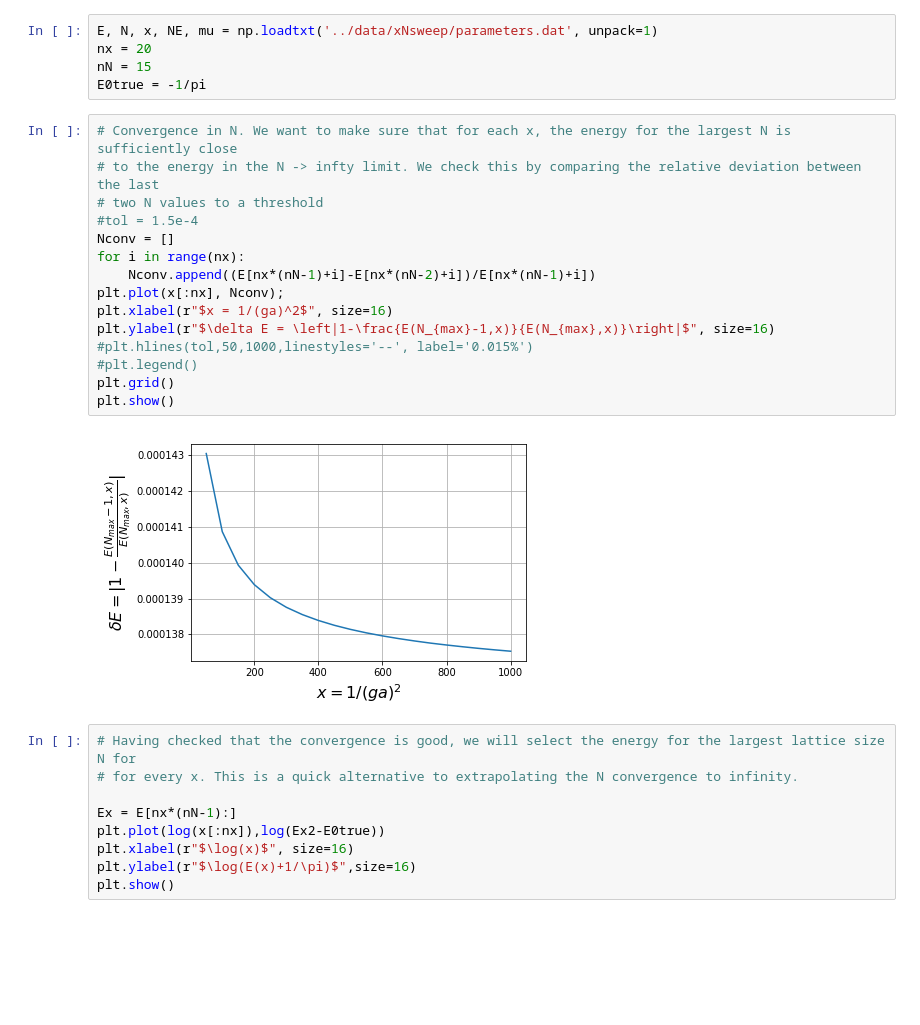
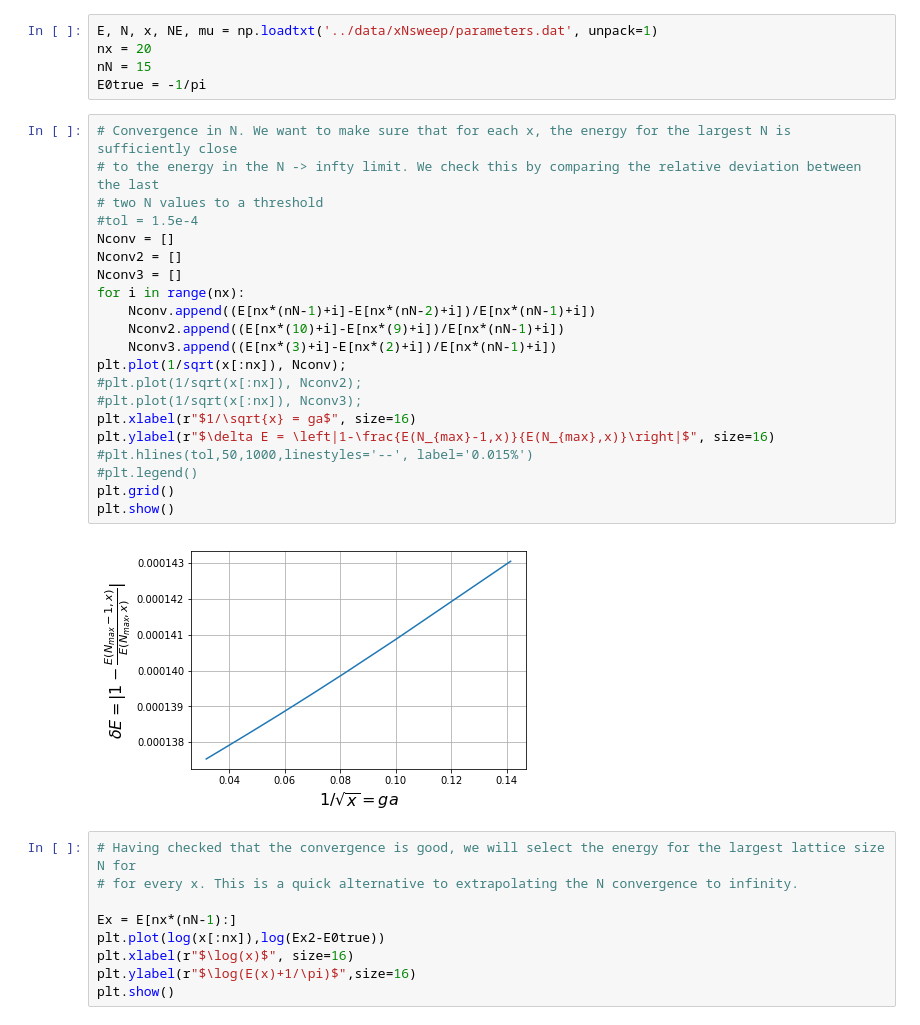
Before and after one commit to qurist/gauge-mps, a Jupyter notebook: scripts/Data analysis.ipynb, the cells around one changed output. Cells and saved outputs as stored; diff of their text form; blank space fills up the shorter version.

```diff
--- a/scripts/Data analysis.ipynb
+++ b/scripts/Data analysis.ipynb
@@ -11,20 +11,26 @@ E0true = -1/pi
 # %%
 # Convergence in N. We want to make sure that for each x, the energy for the largest N is sufficiently close
 # to the energy in the N -> infty limit. We check this by comparing the relative deviation between the last
 # two N values to a threshold
 #tol = 1.5e-4
 Nconv = []
+Nconv2 = []
+Nconv3 = []
 for i in range(nx):
     Nconv.append((E[nx*(nN-1)+i]-E[nx*(nN-2)+i])/E[nx*(nN-1)+i])
-plt.plot(x[:nx], Nconv);
-plt.xlabel(r"$x = 1/(ga)^2$", size=16)
+    Nconv2.append((E[nx*(10)+i]-E[nx*(9)+i])/E[nx*(nN-1)+i])
+    Nconv3.append((E[nx*(3)+i]-E[nx*(2)+i])/E[nx*(nN-1)+i])
+plt.plot(1/sqrt(x[:nx]), Nconv);
+#plt.plot(1/sqrt(x[:nx]), Nconv2);
+#plt.plot(1/sqrt(x[:nx]), Nconv3);
+plt.xlabel(r"$1/\sqrt{x} = ga$", size=16)
 plt.ylabel(r"$\delta E = \left|1-\frac{E(N_{max}-1,x)}{E(N_{max},x)}\right|$", size=16)
 #plt.hlines(tol,50,1000,linestyles='--', label='0.015%')
 #plt.legend()
 plt.grid()
 plt.show()
 # %% [output]
-[figure, old version]
+[figure, new version]
 # %%
 # Having checked that the convergence is good, we will select the energy for the largest lattice size N for
 # for every x. This is a quick alternative to extrapolating the N convergence to infinity.
```
Also changed, not shown: parts of 4 cells of this notebook, 5 other files.
